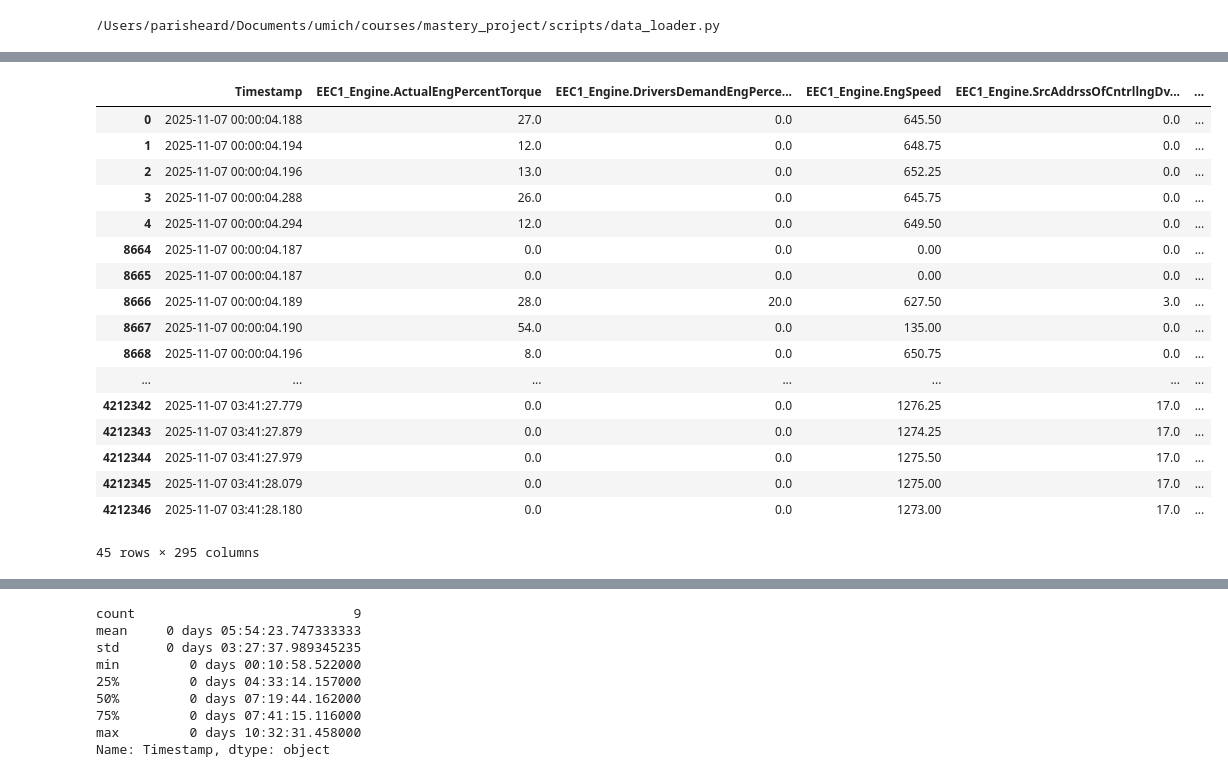
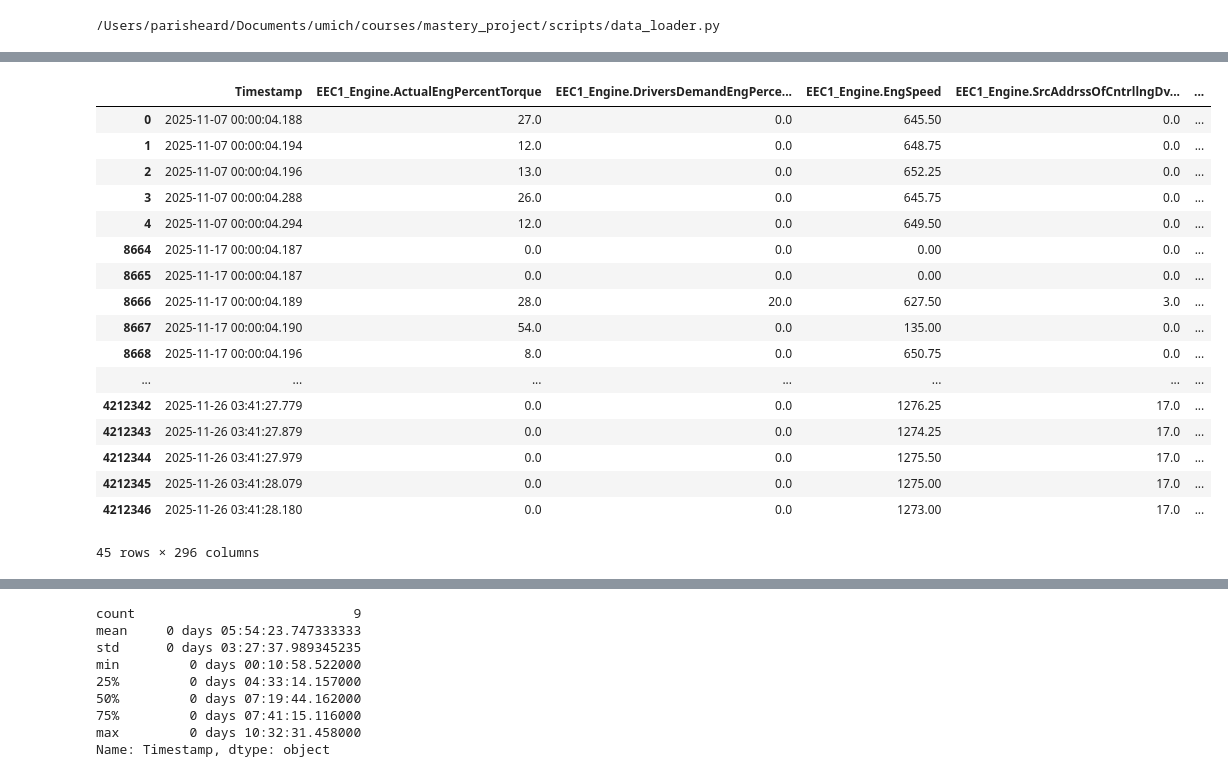
Before and after one commit to shaoyinz/Traxen_Driver_Override, a Jupyter notebook: jupyter_notebooks/override.ipynb, the cells around one changed output, grey strips where cells are left out. Cells and saved outputs as stored; diff of their text form; code cells hidden in the pictures.

```diff
--- a/jupyter_notebooks/override.ipynb
+++ b/jupyter_notebooks/override.ipynb
@@ -227,23 +227,23 @@ test1 = prepare_truck_dataframe(lazy1_data, "5FT0192")
 # %%
 # view lazy frame
-periods = test1.groupby("time_period")
+periods = test1.groupby(["Date", "time_period"])
 periods.head()
 # %% [output]
 |  | Timestamp | EEC1_Engine.ActualEngPercentTorque | EEC1_Engine.DriversDemandEngPerce... | EEC1_Engine.EngSpeed | EEC1_Engine.SrcAddrssOfCntrllngDv... | ... |
 | 0 | 2025-11-07 00:00:04.188 | 27.0 | 0.0 | 645.50 | 0.0 | ... |
 | 1 | 2025-11-07 00:00:04.194 | 12.0 | 0.0 | 648.75 | 0.0 | ... |
 | 2 | 2025-11-07 00:00:04.196 | 13.0 | 0.0 | 652.25 | 0.0 | ... |
 | 3 | 2025-11-07 00:00:04.288 | 26.0 | 0.0 | 645.75 | 0.0 | ... |
 | 4 | 2025-11-07 00:00:04.294 | 12.0 | 0.0 | 649.50 | 0.0 | ... |
-| 8664 | 2025-11-07 00:00:04.187 | 0.0 | 0.0 | 0.00 | 0.0 | ... |
-| 8665 | 2025-11-07 00:00:04.187 | 0.0 | 0.0 | 0.00 | 0.0 | ... |
-| 8666 | 2025-11-07 00:00:04.189 | 28.0 | 20.0 | 627.50 | 3.0 | ... |
-| 8667 | 2025-11-07 00:00:04.190 | 54.0 | 0.0 | 135.00 | 0.0 | ... |
-| 8668 | 2025-11-07 00:00:04.196 | 8.0 | 0.0 | 650.75 | 0.0 | ... |
+| 8664 | 2025-11-17 00:00:04.187 | 0.0 | 0.0 | 0.00 | 0.0 | ... |
+| 8665 | 2025-11-17 00:00:04.187 | 0.0 | 0.0 | 0.00 | 0.0 | ... |
+| 8666 | 2025-11-17 00:00:04.189 | 28.0 | 20.0 | 627.50 | 3.0 | ... |
+| 8667 | 2025-11-17 00:00:04.190 | 54.0 | 0.0 | 135.00 | 0.0 | ... |
+| 8668 | 2025-11-17 00:00:04.196 | 8.0 | 0.0 | 650.75 | 0.0 | ... |
 | ... | ... | ... | ... | ... | ... | ... |
-| 4212342 | 2025-11-07 03:41:27.779 | 0.0 | 0.0 | 1276.25 | 17.0 | ... |
-| 4212343 | 2025-11-07 03:41:27.879 | 0.0 | 0.0 | 1274.25 | 17.0 | ... |
-| 4212344 | 2025-11-07 03:41:27.979 | 0.0 | 0.0 | 1275.50 | 17.0 | ... |
-| 4212345 | 2025-11-07 03:41:28.079 | 0.0 | 0.0 | 1275.00 | 17.0 | ... |
-| 4212346 | 2025-11-07 03:41:28.180 | 0.0 | 0.0 | 1273.00 | 17.0 | ... |
+| 4212342 | 2025-11-26 03:41:27.779 | 0.0 | 0.0 | 1276.25 | 17.0 | ... |
+| 4212343 | 2025-11-26 03:41:27.879 | 0.0 | 0.0 | 1274.25 | 17.0 | ... |
+| 4212344 | 2025-11-26 03:41:27.979 | 0.0 | 0.0 | 1275.50 | 17.0 | ... |
+| 4212345 | 2025-11-26 03:41:28.079 | 0.0 | 0.0 | 1275.00 | 17.0 | ... |
+| 4212346 | 2025-11-26 03:41:28.180 | 0.0 | 0.0 | 1273.00 | 17.0 | ... |
-45 rows × 295 columns
+45 rows × 296 columns
```
Also changed, not shown: parts of 9 cells of this notebook.
